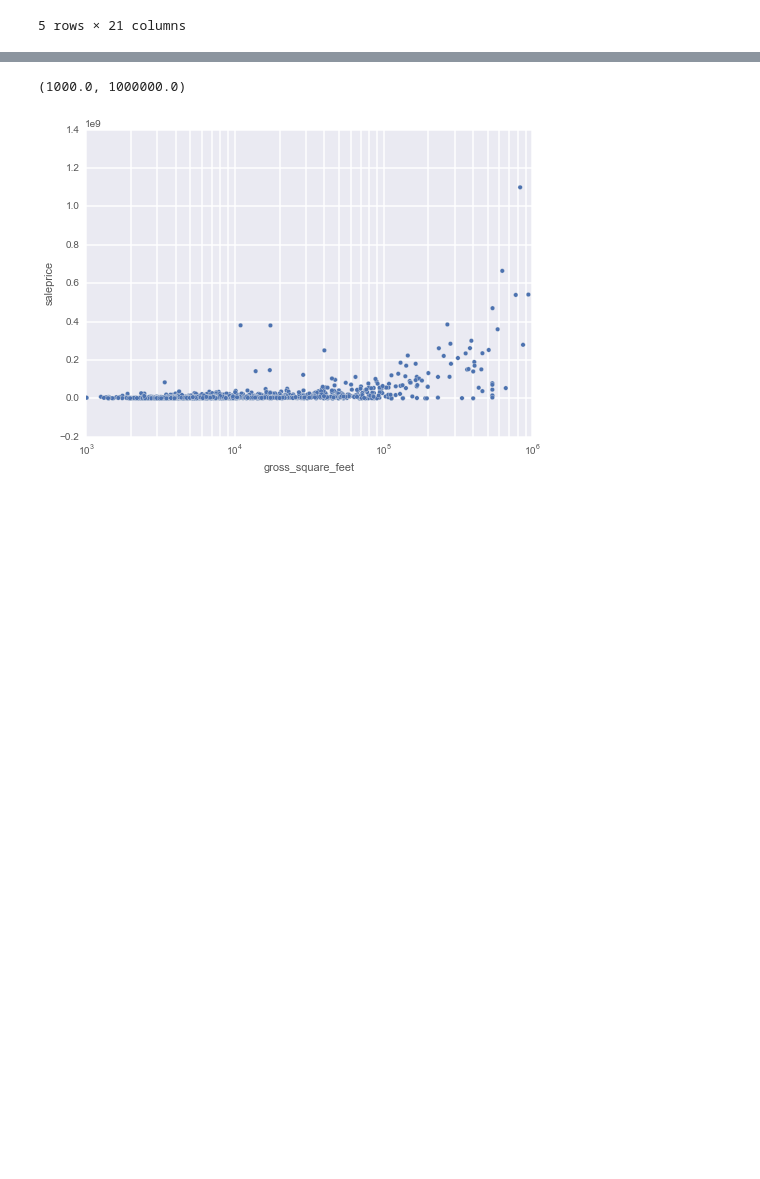
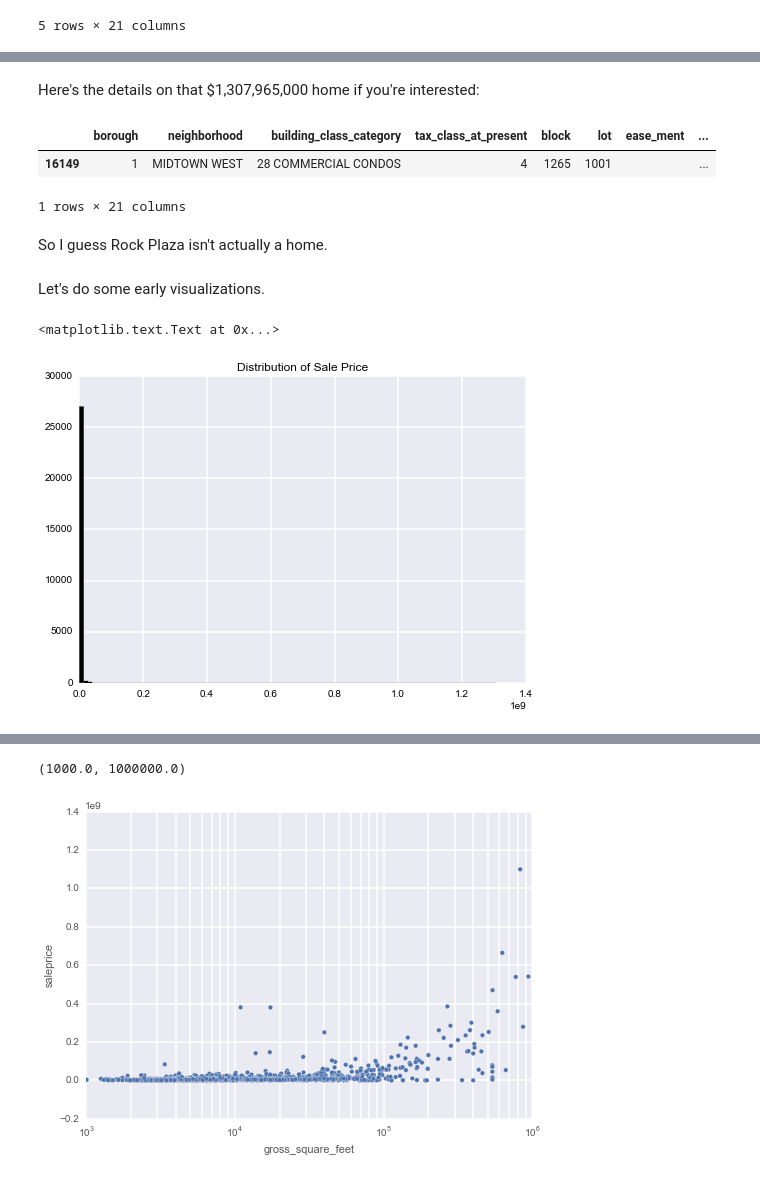
Before and after one commit to TomAugspurger/doing_data_science, a Jupyter notebook: Chapter02--RealDirectDataStrategy.ipynb, the cells around one changed output, grey strips where cells are left out. Drawn from its saved outputs; the diff is of its cells as text; code cells hidden in the pictures; blank space fills up the shorter version.

```diff
--- a/Chapter02--RealDirectDataStrategy.ipynb
+++ b/Chapter02--RealDirectDataStrategy.ipynb
@@ -60,0 +85,18 @@ df = df.rename(columns=lambda x: x.replace('\n', '').replace('-', '_').replace('
+# %% [markdown]
+Here's the details on that $1,307,965,000 home if you're interested:
+# %%
+df[df.saleprice == df.saleprice.max()]
+# %% [output]
+|  | borough | neighborhood | building_class_category | tax_class_at_present | block | lot | ease_ment | ... |
+| 16149 | 1 | MIDTOWN WEST | 28 COMMERCIAL CONDOS | 4 | 1265 | 1001 |  | ... |
+1 rows × 21 columns
+# %% [markdown]
+So I guess Rock Plaza isn't actually a home.
+# %% [markdown]
+Let's do some early visualizations.
+# %%
+ax = df.saleprice.hist(bins=100, color='k')
+ax.set_title("Distribution of Sale Price")
+# %% [output]
+<matplotlib.text.Text at 0x...>
+[figure, added]
```
Also changed, not shown: parts of 29 cells of this notebook.
